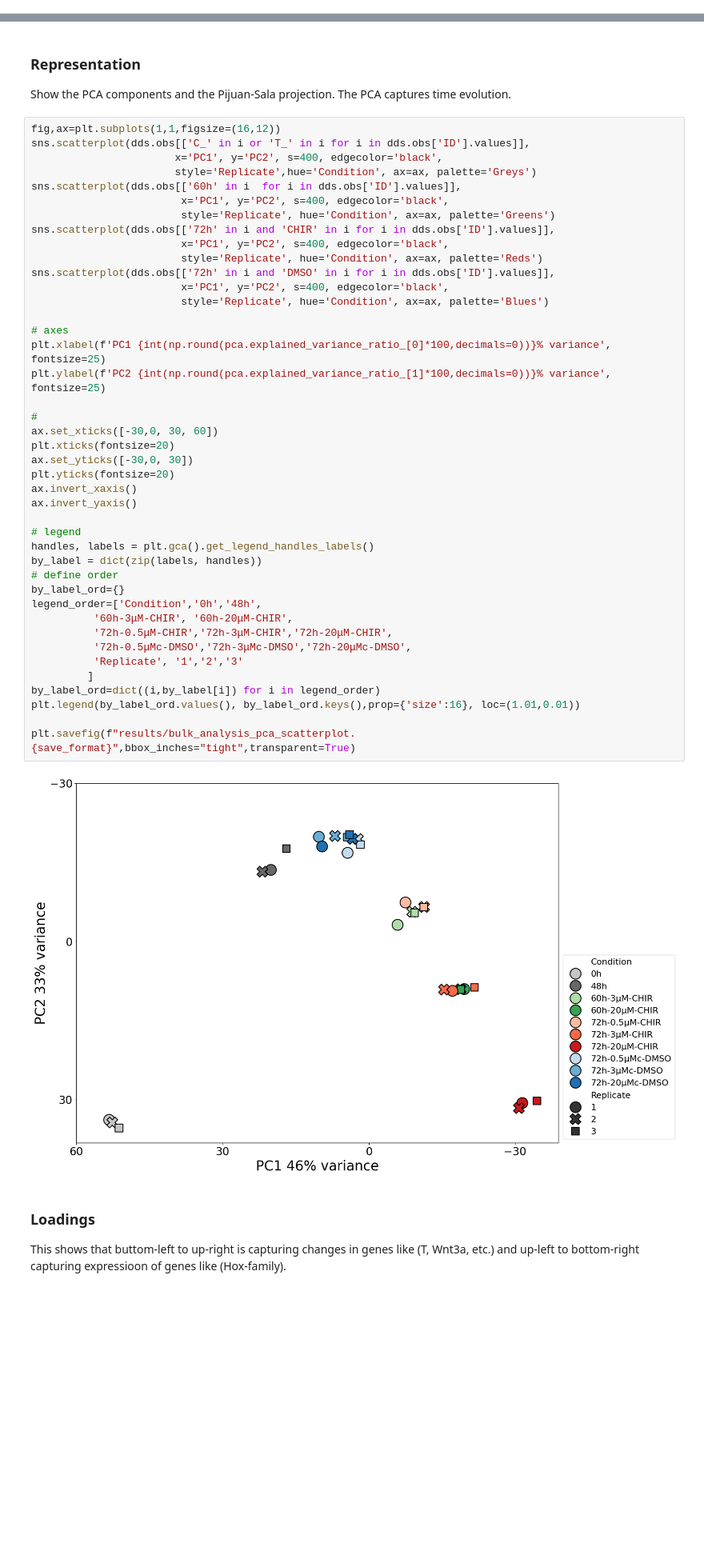
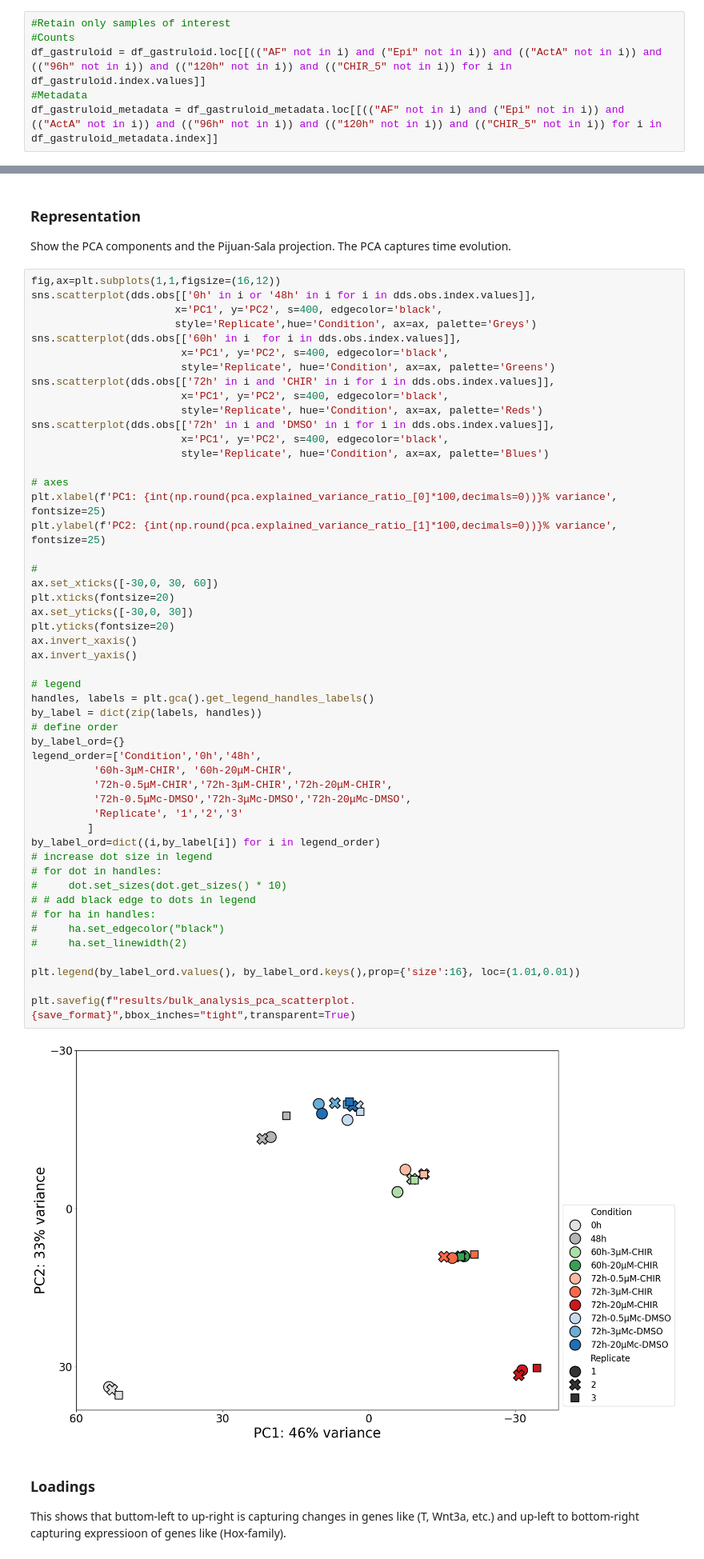
Before and after one commit to stembryo-lab/chiron_gastruloids_bulk_rna_seq, a Jupyter notebook: analysis/bulk_analysis.ipynb, the cells around one changed output, grey strips where cells are left out. Shown at 80% size. Drawn from its saved outputs; the diff is of its cells as text; blank space fills up the shorter version.

```diff
--- a/analysis/bulk_analysis.ipynb
+++ b/analysis/bulk_analysis.ipynb
@@ -77,0 +81,6 @@ dds_norm[0].to_csv(f"data/normalized_counts.csv")
+# %%
+#Retain only samples of interest
+#Counts
+df_gastruloid = df_gastruloid.loc[[(("AF" not in i) and ("Epi" not in i)) and (("ActA" not in i)) and (("96h" not in i)) and (("120h" not in i)) and (("CHIR_5" not in i)) for i in df_gastruloid.index.values]]
+#Metadata
+df_gastruloid_metadata = df_gastruloid_metadata.loc[[(("AF" not in i) and ("Epi" not in i)) and (("ActA" not in i)) and (("96h" not in i)) and (("120h" not in i)) and (("CHIR_5" not in i)) for i in df_gastruloid_metadata.index]]
@@ -164,48 +173,56 @@ dds.obs['PC2']=x[:,1]
 Show the PCA components and the Pijuan-Sala projection. The PCA captures time evolution.
 # %%
 fig,ax=plt.subplots(1,1,figsize=(16,12))
-sns.scatterplot(dds.obs[['C_' in i or 'T_' in i for i in dds.obs['ID'].values]],
+sns.scatterplot(dds.obs[['0h' in i or '48h' in i for i in dds.obs.index.values]],
                        x='PC1', y='PC2', s=400, edgecolor='black',
                        style='Replicate',hue='Condition', ax=ax, palette='Greys')
-sns.scatterplot(dds.obs[['60h' in i  for i in dds.obs['ID'].values]],
+sns.scatterplot(dds.obs[['60h' in i  for i in dds.obs.index.values]],
                         x='PC1', y='PC2', s=400, edgecolor='black',
                         style='Replicate', hue='Condition', ax=ax, palette='Greens')
-sns.scatterplot(dds.obs[['72h' in i and 'CHIR' in i for i in dds.obs['ID'].values]],
+sns.scatterplot(dds.obs[['72h' in i and 'CHIR' in i for i in dds.obs.index.values]],
                         x='PC1', y='PC2', s=400, edgecolor='black',
                         style='Replicate', hue='Condition', ax=ax, palette='Reds')
-sns.scatterplot(dds.obs[['72h' in i and 'DMSO' in i for i in dds.obs['ID'].values]],
+sns.scatterplot(dds.obs[['72h' in i and 'DMSO' in i for i in dds.obs.index.values]],
                         x='PC1', y='PC2', s=400, edgecolor='black',
                         style='Replicate', hue='Condition', ax=ax, palette='Blues')
 
 # axes
-plt.xlabel(f'PC1 {int(np.round(pca.explained_variance_ratio_[0]*100,decimals=0))}% variance', fontsize=25)
-plt.ylabel(f'PC2 {int(np.round(pca.explained_variance_ratio_[1]*100,decimals=0))}% variance', fontsize=25)
+plt.xlabel(f'PC1: {int(np.round(pca.explained_variance_ratio_[0]*100,decimals=0))}% variance', fontsize=25)
+plt.ylabel(f'PC2: {int(np.round(pca.explained_variance_ratio_[1]*100,decimals=0))}% variance', fontsize=25)
 
 #
 ax.set_xticks([-30,0, 30, 60])
 plt.xticks(fontsize=20)
 ax.set_yticks([-30,0, 30])
 plt.yticks(fontsize=20)
 ax.invert_xaxis()
 ax.invert_yaxis()
 
 # legend
 handles, labels = plt.gca().get_legend_handles_labels()
 by_label = dict(zip(labels, handles))
 # define order
 by_label_ord={}
 legend_order=['Condition','0h','48h',
           '60h-3μM-CHIR', '60h-20μM-CHIR',
           '72h-0.5μM-CHIR','72h-3μM-CHIR','72h-20μM-CHIR',
           '72h-0.5μMc-DMSO','72h-3μMc-DMSO','72h-20μMc-DMSO',
           'Replicate', '1','2','3'
          ]
 by_label_ord=dict((i,by_label[i]) for i in legend_order)
+# increase dot size in legend
+# for dot in handles:
+#     dot.set_sizes(dot.get_sizes() * 10)
+# # add black edge to dots in legend
+# for ha in handles:
+#     ha.set_edgecolor("black")
+#     ha.set_linewidth(2)
+
 plt.legend(by_label_ord.values(), by_label_ord.keys(),prop={'size':16}, loc=(1.01,0.01))
 
 plt.savefig(f"results/bulk_analysis_pca_scatterplot.{save_format}",bbox_inches="tight",transparent=True)
 # %% [output]
-[figure, old version]
+[figure, new version]
 # %% [markdown]
 ### Loadings
 
```
Also changed, not shown: parts of 23 cells of this notebook, 7 other files.
